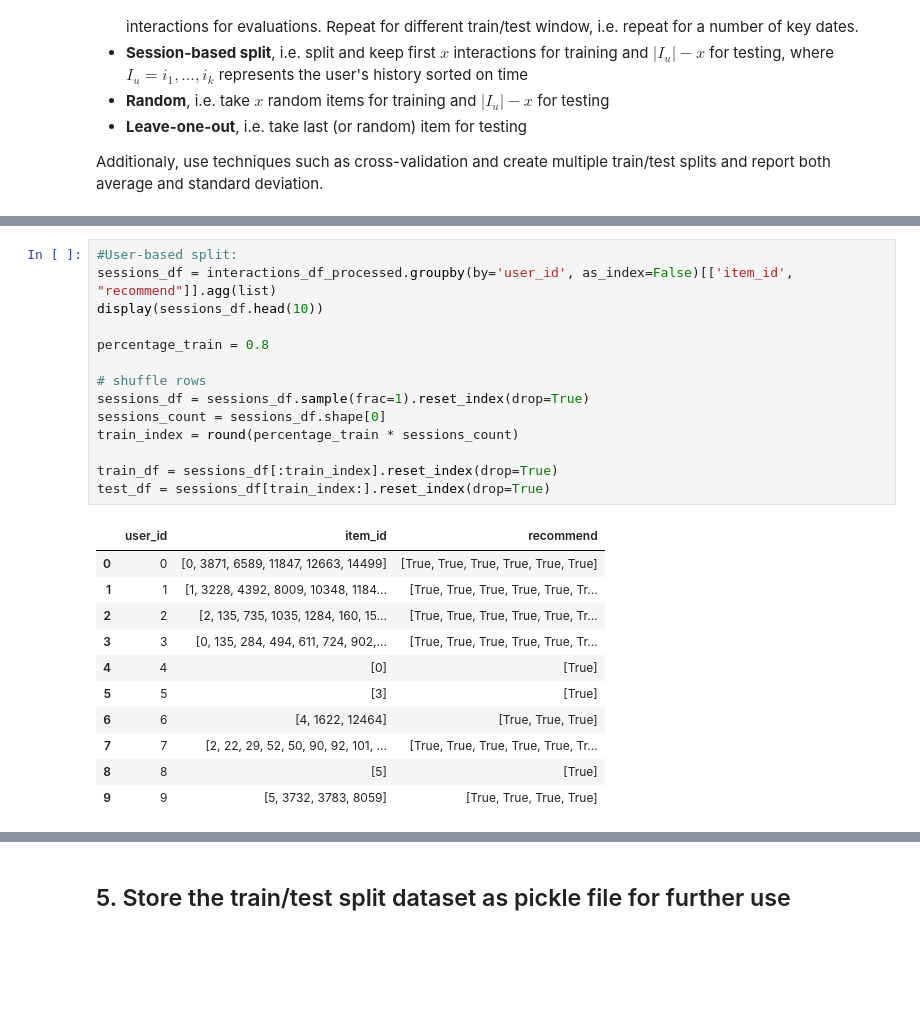
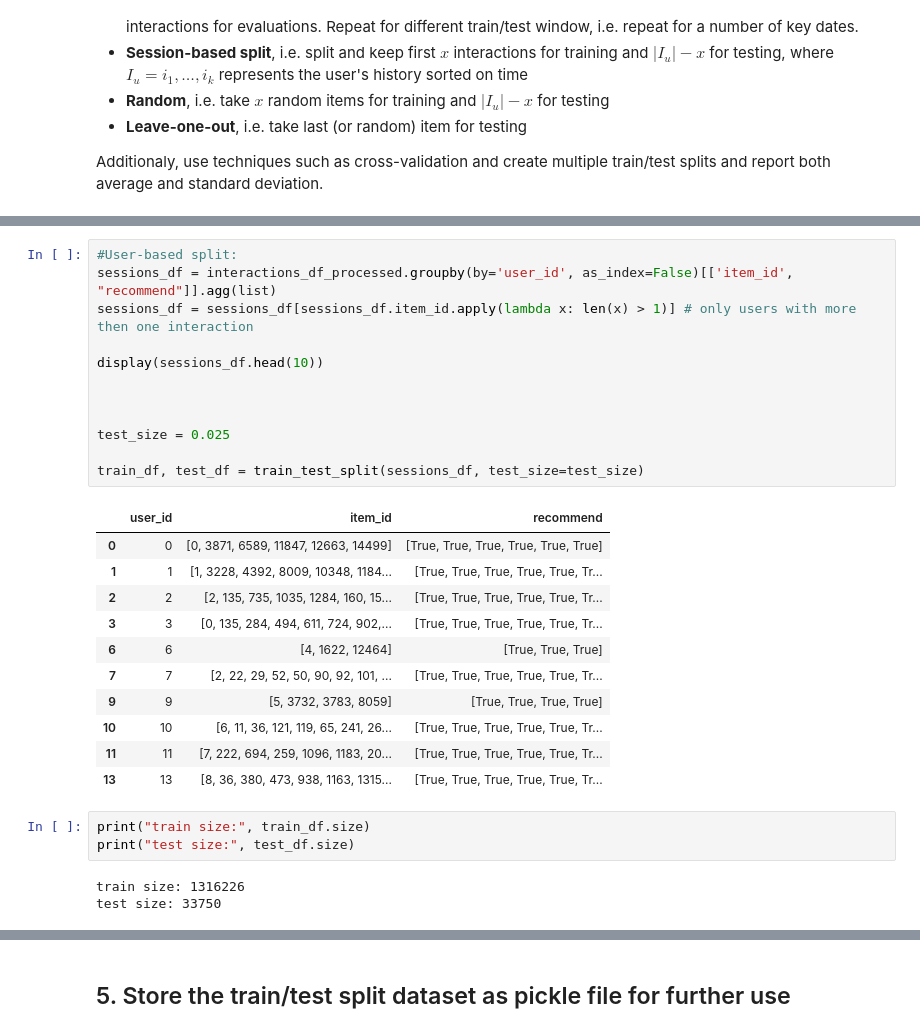
Before and after one commit to stijnrosaer/project-ai, a Jupyter notebook: notebooks/1_preprocess.ipynb, the cells around one changed output, grey strips where cells are left out. Drawn from its saved outputs; the diff is of its cells as text; blank space fills up the shorter version.

```diff
--- a/notebooks/1_preprocess.ipynb
+++ b/notebooks/1_preprocess.ipynb
@@ -159,29 +125,33 @@ sessions_df.head(10)
 # %%
 #User-based split:
 sessions_df = interactions_df_processed.groupby(by='user_id', as_index=False)[['item_id', "recommend"]].agg(list)
+sessions_df = sessions_df[sessions_df.item_id.apply(lambda x: len(x) > 1)] # only users with more then one interaction
+
 display(sessions_df.head(10))
 
-percentage_train = 0.8
 
-# shuffle rows
-sessions_df = sessions_df.sample(frac=1).reset_index(drop=True)
-sessions_count = sessions_df.shape[0]
-train_index = round(percentage_train * sessions_count)
 
-train_df = sessions_df[:train_index].reset_index(drop=True)
-test_df = sessions_df[train_index:].reset_index(drop=True)
+test_size = 0.025
+
+train_df, test_df = train_test_split(sessions_df, test_size=test_size)
 # %% [output]
 |  | user_id | item_id | recommend |
 | 0 | 0 | [0, 3871, 6589, 11847, 12663, 14499] | [True, True, True, True, True, True] |
 | 1 | 1 | [1, 3228, 4392, 8009, 10348, 1184... | [True, True, True, True, True, Tr... |
 | 2 | 2 | [2, 135, 735, 1035, 1284, 160, 15... | [True, True, True, True, True, Tr... |
 | 3 | 3 | [0, 135, 284, 494, 611, 724, 902,... | [True, True, True, True, True, Tr... |
-| 4 | 4 | [0] | [True] |
-| 5 | 5 | [3] | [True] |
 | 6 | 6 | [4, 1622, 12464] | [True, True, True] |
 | 7 | 7 | [2, 22, 29, 52, 50, 90, 92, 101, ... | [True, True, True, True, True, Tr... |
-| 8 | 8 | [5] | [True] |
 | 9 | 9 | [5, 3732, 3783, 8059] | [True, True, True, True] |
+| 10 | 10 | [6, 11, 36, 121, 119, 65, 241, 26... | [True, True, True, True, True, Tr... |
+| 11 | 11 | [7, 222, 694, 259, 1096, 1183, 20... | [True, True, True, True, True, Tr... |
+| 13 | 13 | [8, 36, 380, 473, 938, 1163, 1315... | [True, True, True, True, True, Tr... |
+# %%
+print("train size:", train_df.size)
+print("test size:", test_df.size)
+# %% [output]
+train size: 1316226
+test size: 33750
 # %%
 train_df.head(10)
 # %% [output]
```
Also changed, not shown: parts of 10 cells of this notebook, 11 other files.
